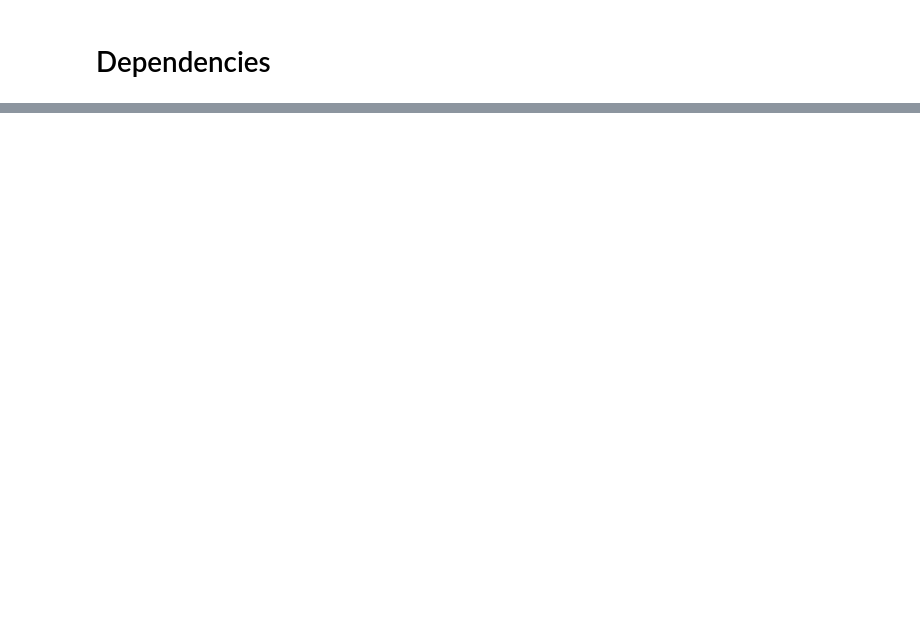
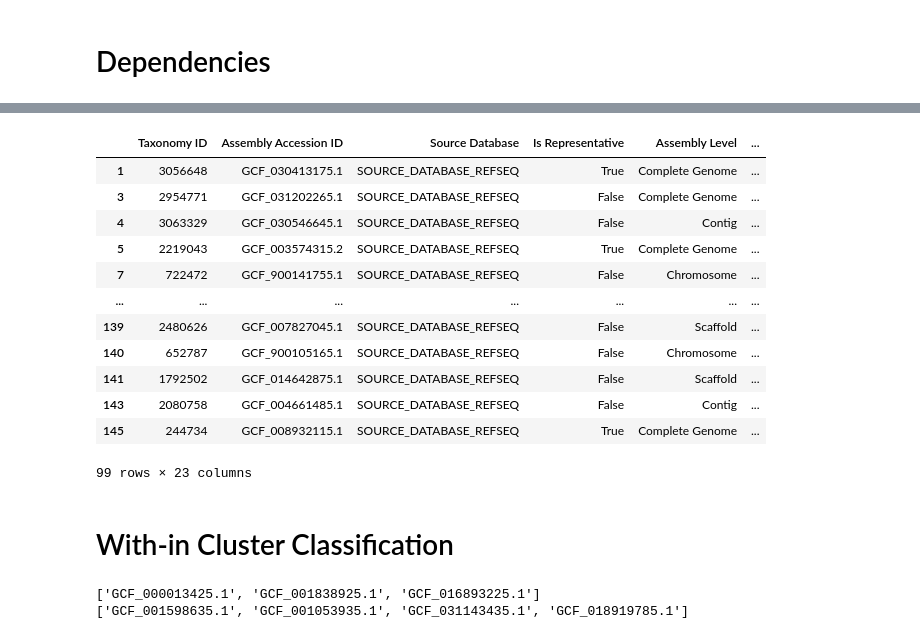
Before and after one commit to treangenlab/magnet, a Jupyter notebook: dev.ipynb, the cells around one changed output, grey strips where cells are left out. Saved outputs shown, nothing was run; the diff lists cells and outputs as text; code cells hidden in the pictures; blank space fills up the shorter version.

```diff
--- a/dev.ipynb
+++ b/dev.ipynb
@@ -311,0 +1191,20 @@ downloaded_assemblies[downloaded_assemblies['Species'].isin(list(positive_calls
+# %%
+coverage_files = os.path.join(working_directory, "coverage_files")
+if not os.path.exists(coverage_files):
+    os.mkdir(coverage_files)
+
+pool = Pool(processes=threads)
+pool.starmap(samtools_calculate_coverage, zip(repeat(working_directory), [True, False]))
+pool.close()
+pool.join()
+
+
+representative_df = alignment_summary(representative_df,
+                                      working_directory,
+                                      seq2assembly_dict,
+                                      include_supp=True)
+
+representative_df = alignment_summary(representative_df,
+                                      working_directory,
+                                      seq2assembly_dict,
+                                      include_supp=False)
@@ -311,0 +1213,23 @@ downloaded_assemblies[downloaded_assemblies['Species'].isin(list(positive_calls
+# %%
+def samtools_merged_consensus(output_directory, threads):
+    merged_bam = os.path.join(output_directory, 'bam_files', 'merged.sorted.bam')
+    subprocess.run(['samtools', 'consensus',
+                    '--show-ins', 'no',
+                    '--show-del', 'yes',
+                    '--min-MQ', str(20),
+                    '-a',
+                    '--mode', "simple",
+                    '--threads', str(threads),
+                    merged_bam,
+                    '-o', os.path.join(output_directory, 'merged_consensus.fasta')],
+                  check=True)
+
+    consensus_record_dict = SeqIO.to_dict(SeqIO.parse(os.path.join(output_directory, 'merged_consensus.fasta'), "fasta"))
+    return consensus_record_dict
+# %%
+consensus_record_dict = samtools_merged_consensus(working_directory, threads)
+representative_df = ani_summary(representative_df, consensus_record_dict, working_directory, threads)
+representative_df = call_present_absent(representative_df, min_coverage_score)
+representative_df.sort_values(['Primary Score'], ascending=False).to_csv(os.path.join(working_directory,
+                                                                                      'cluster_representative.csv'),
+                                                                         index=False)
@@ -311,0 +1247,18 @@ downloaded_assemblies[downloaded_assemblies['Species'].isin(list(positive_calls
+# %%
+representative_df[representative_df['Presence/Absence'] == 'Present']
+# %% [output]
+|  | Taxonomy ID | Assembly Accession ID | Source Database | Is Representative | Assembly Level | ... |
+| 1 | 3056648 | GCF_030413175.1 | SOURCE_DATABASE_REFSEQ | True | Complete Genome | ... |
+| 3 | 2954771 | GCF_031202265.1 | SOURCE_DATABASE_REFSEQ | False | Complete Genome | ... |
+| 4 | 3063329 | GCF_030546645.1 | SOURCE_DATABASE_REFSEQ | False | Contig | ... |
+| 5 | 2219043 | GCF_003574315.2 | SOURCE_DATABASE_REFSEQ | True | Complete Genome | ... |
+| 7 | 722472 | GCF_900141755.1 | SOURCE_DATABASE_REFSEQ | False | Chromosome | ... |
+| ... | ... | ... | ... | ... | ... | ... |
+| 139 | 2480626 | GCF_007827045.1 | SOURCE_DATABASE_REFSEQ | False | Scaffold | ... |
+| 140 | 652787 | GCF_900105165.1 | SOURCE_DATABASE_REFSEQ | False | Chromosome | ... |
+| 141 | 1792502 | GCF_014642875.1 | SOURCE_DATABASE_REFSEQ | False | Scaffold | ... |
+| 143 | 2080758 | GCF_004661485.1 | SOURCE_DATABASE_REFSEQ | False | Contig | ... |
+| 145 | 244734 | GCF_008932115.1 | SOURCE_DATABASE_REFSEQ | True | Complete Genome | ... |
+99 rows × 23 columns
+# %% [markdown]
+# With-in Cluster Classification
@@ -311,0 +1349,14 @@ downloaded_assemblies[downloaded_assemblies['Species'].isin(list(positive_calls
+# %%
+counter = 0
+for idx, row in representative_df.iterrows():
+    cluster_members = row['Cluster Members'].split(",")
+
+    if len(cluster_members) > 1:
+        print(cluster_members)
+        counter += 1
+
+    if counter == 2:
+        break
+# %% [output]
+['GCF_000013425.1', 'GCF_001838925.1', 'GCF_016893225.1']
+['GCF_001598635.1', 'GCF_001053935.1', 'GCF_031143435.1', 'GCF_018919785.1']
```
Also changed, not shown: parts of 141 cells of this notebook, 6 other files.
